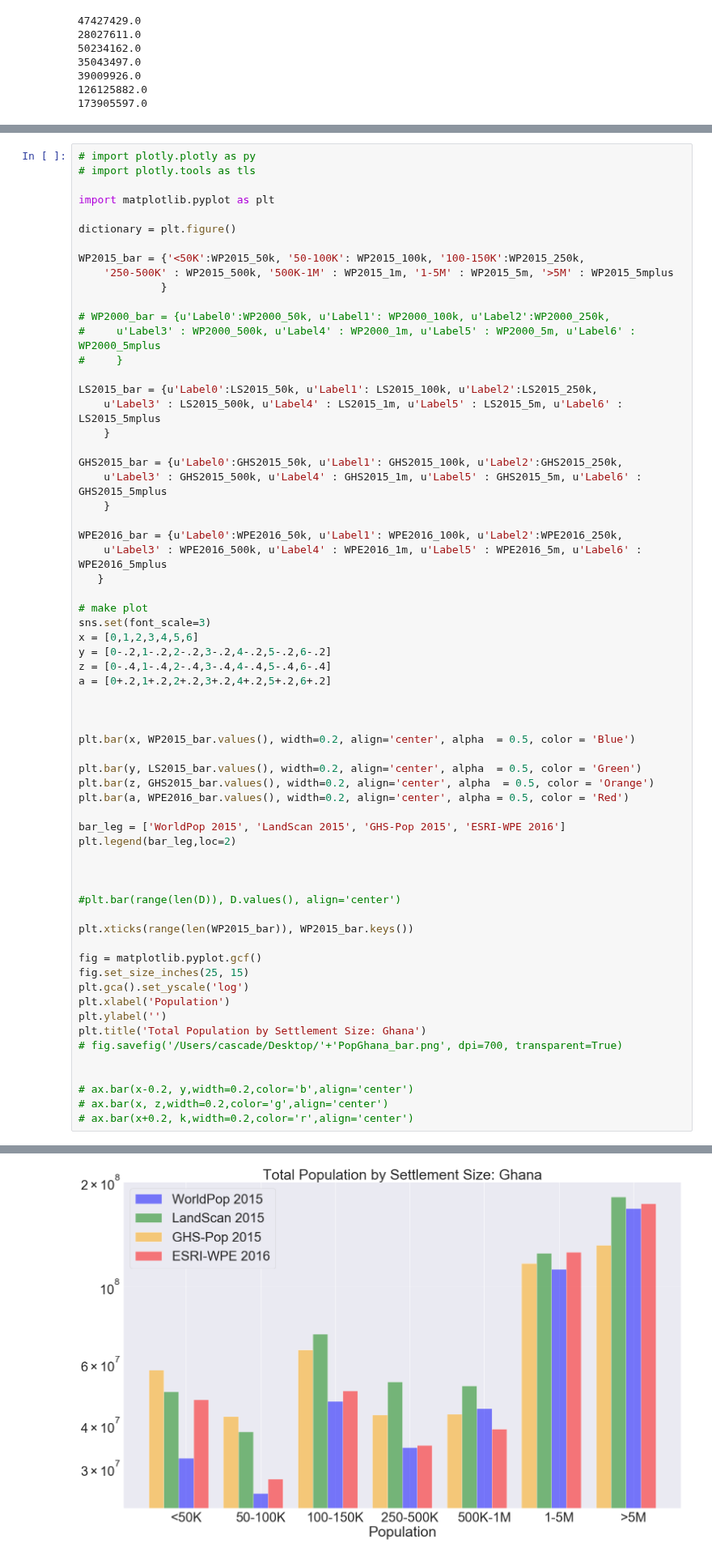
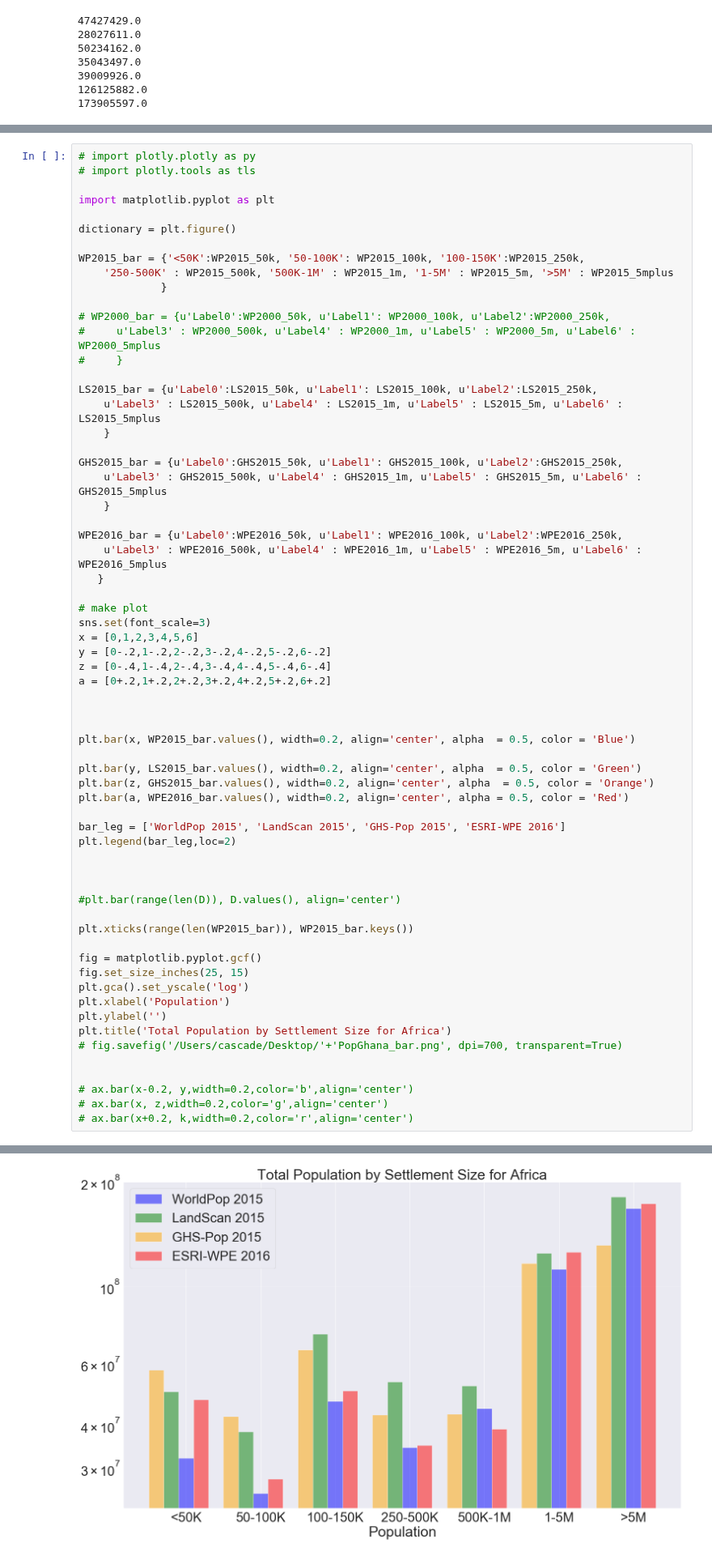
Before and after one commit to cascadet/AfricaUrbanPop, a Jupyter notebook: notebooks/jupyter/Descriptives.ipynb, the cells around one changed output, grey strips where cells are left out. Shown at 81% size. Drawn from its saved outputs; the diff is of its cells as text.

```diff
--- a/notebooks/jupyter/Descriptives.ipynb
+++ b/notebooks/jupyter/Descriptives.ipynb
@@ -545,7 +739,7 @@ fig.set_size_inches(25, 15)
 plt.gca().set_yscale('log')
 plt.xlabel('Population')
 plt.ylabel('')
-plt.title('Total Population by Settlement Size: Ghana')
+plt.title('Total Population by Settlement Size for Africa')
 # fig.savefig('/Users/cascade/Desktop/'+'PopGhana_bar.png', dpi=700, transparent=True)
 
 
@@ -557,4 +751,4 @@ Text(0.5,1,'Total Population by Settlement Size: Ghana')
-[figure, old version]
+[figure, new version]
 # %%
 # import plotly.plotly as py
 # import plotly.tools as tls
```
Also changed, not shown: parts of 17 cells of this notebook.
